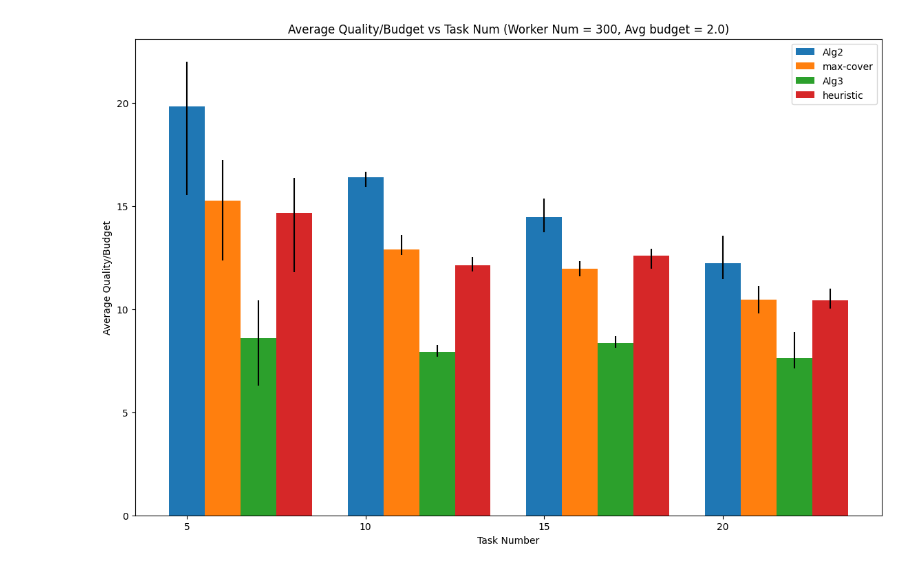
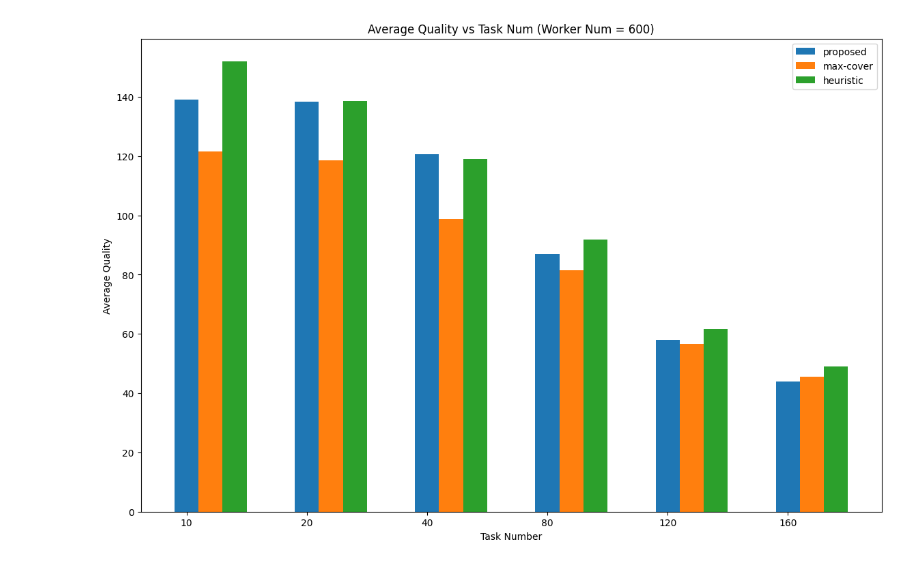
Before and after one commit to braisedp/CCTA, a Jupyter notebook: experiment/estimate_result.ipynb, the cells around one changed output. Cells and saved outputs as stored; diff of their text form; code cells hidden in the pictures.

```diff
--- a/experiment/estimate_result.ipynb
+++ b/experiment/estimate_result.ipynb
@@ -38,30 +37,32 @@ plt.show()
 # %%
-df2 = df.groupby(['method','task'])['avg-density'].agg(['mean','max','min']).reset_index()
+df = pd.read_csv('./result/dash_result_quality.csv')
+df = df[df['worker']== worker_num]
+df2 = df.groupby(['method','task'])['avg-quality'].agg(['mean','max','min']).reset_index()
 import matplotlib.pyplot as plt
 
-methods = ['budget','max-cover','matroid','heuristic']
-labels = ['Alg2','max-cover','Alg3','heuristic']
+methods = ['budget','max-cover','heuristic']
+labels = ['proposed','max-cover','heuristic']
 bar_width = 0.2
 
 # 设置位置偏移，以便将直方图居中显示
 bar_positions = range(len(df2['task'].unique()))
 # 绘制折线图
 plt.figure(figsize=(14, 9))
-x_labels = [5,10,15,20]
+x_labels = [10,20,40,80,120,160]
 plt.xticks(bar_positions,x_labels)
 
 for i,method in enumerate(methods):
     method_data = df2[df2['method'] == method]
     current_bar_positions = [pos + i * bar_width for pos in bar_positions]
-    plt.bar(current_bar_positions, method_data['mean'],yerr=[method_data['mean']-method_data['min'],method_data['max']-method_data['mean']],width = bar_width,label=labels[i])
+    plt.bar(current_bar_positions, method_data['mean'],width = bar_width,label=labels[i])
 
 # 添加标签和图例
 plt.xlabel('Task Number')
-plt.ylabel('Average Quality/Budget')
-plt.title('Average Quality/Budget vs Task Num (Worker Num = {}, Avg budget = {})'.format(worker_num,avg_budget))
+plt.ylabel('Average Quality')
+plt.title('Average Quality vs Task Num (Worker Num = {})'.format(worker_num))
 plt.legend()
 
 # 显示图形
 plt.show()
 # %% [output]
-[figure, old version]
+[figure, new version]
```
Also changed, not shown: parts of 2 cells of this notebook, 16 other files.
